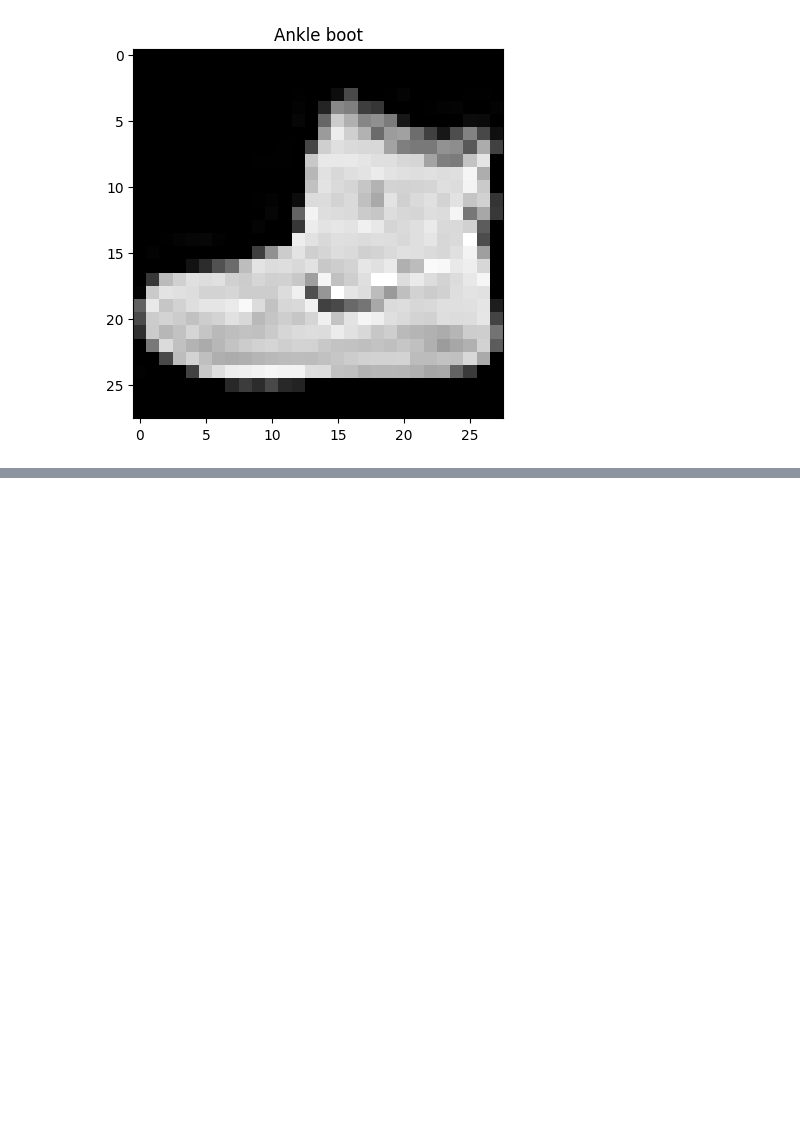
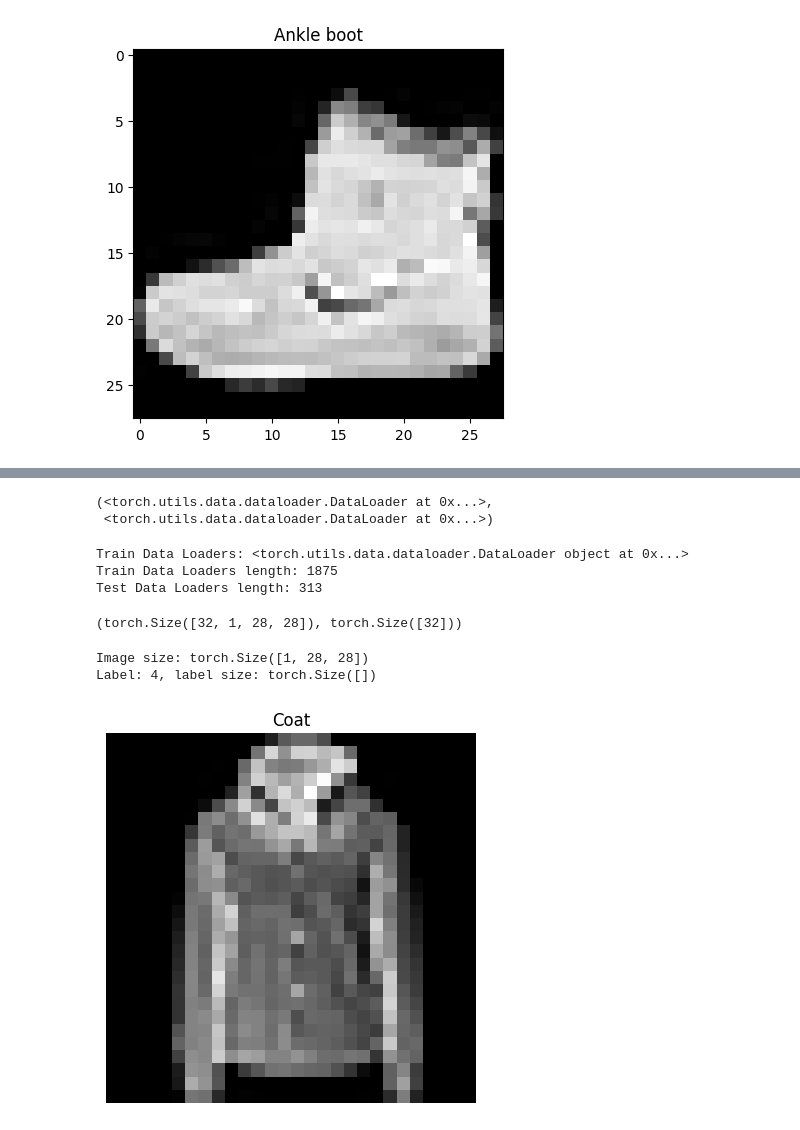
Before and after one commit to afirdousi/pytorch-basics, a Jupyter notebook: 007_computer_vision_hands_on.ipynb, the cells around one changed output, grey strips where cells are left out. Drawn from its saved outputs; the diff is of its cells as text; code cells hidden in the pictures; blank space fills up the shorter version.

```diff
--- a/007_computer_vision_hands_on.ipynb
+++ b/007_computer_vision_hands_on.ipynb
@@ -206,0 +248,61 @@ for i in range(1, rows * cols + 1 ):
+# %%
+from torch.utils.data import DataLoader
+
+# Setup batch size hyperparameter
+BATCH_SIZE = 32
+
+train_dataloader = DataLoader( dataset = train_data,
+                               batch_size = BATCH_SIZE,
+                               # if the data is such that it has grouped similar items or same category together, Shuffle makes sure to mix it up for training
+                               shuffle = True)
+
+test_dataloader = DataLoader( dataset = test_data,
+                               batch_size = BATCH_SIZE,
+                               shuffle = False) # For evaluation, the order doesn't really matter even if same type of data comes in sequence
+
+# Read: https://pytorch.org/docs/stable/data.html
+
+train_dataloader, test_dataloader
+# %% [output]
+(<torch.utils.data.dataloader.DataLoader at 0x...>,
+ <torch.utils.data.dataloader.DataLoader at 0x...>)
+# %%
+print(f"Train Data Loaders: { train_dataloader } ")
+print(f"Train Data Loaders length: { len(train_dataloader) } ")
+print(f"Test Data Loaders length: { len(test_dataloader) } ")
+
+# These numbers would change if we change the batch size
+# %% [output]
+Train Data Loaders: <torch.utils.data.dataloader.DataLoader object at 0x...>
+Train Data Loaders length: 1875
+Test Data Loaders length: 313
+# %%
+# What's inside the training data loader
+train_features_batch, train_labels_batch = next(iter(train_dataloader))
+train_features_batch.shape, train_labels_batch.shape
+
+# Check output
+# 32 batch size
+# 1 channel color
+# 28x28 size H, W
+# output has 32 labels associated with 32 samples
+# %% [output]
+(torch.Size([32, 1, 28, 28]), torch.Size([32]))
+# %%
+# How do we visualize a single image in a batch i.e visualize one random sample
+# Since we have done one iter() over our data, meaning it has the first batch
+# and we can visualize any of the 32 images in the batch now
+
+# torch.manual_seed(42)
+random_idx = torch.randint(0, len(train_features_batch), size = [1]).item()
+img, label = train_features_batch[ random_idx ], train_labels_batch[ random_idx ]
+plt.imshow(img.squeeze(), cmap="gray")
+# plt.title(class_name[label])
+plt.title(train_data.classes[label])
+plt.axis(False)
+print(f"Image size: {img.shape}")
+print(f"Label: {label}, label size: { label.shape}")
+# %% [output]
+Image size: torch.Size([1, 28, 28])
+Label: 4, label size: torch.Size([])
+[figure, added]
```
Also changed, not shown: parts of 5 cells of this notebook.
